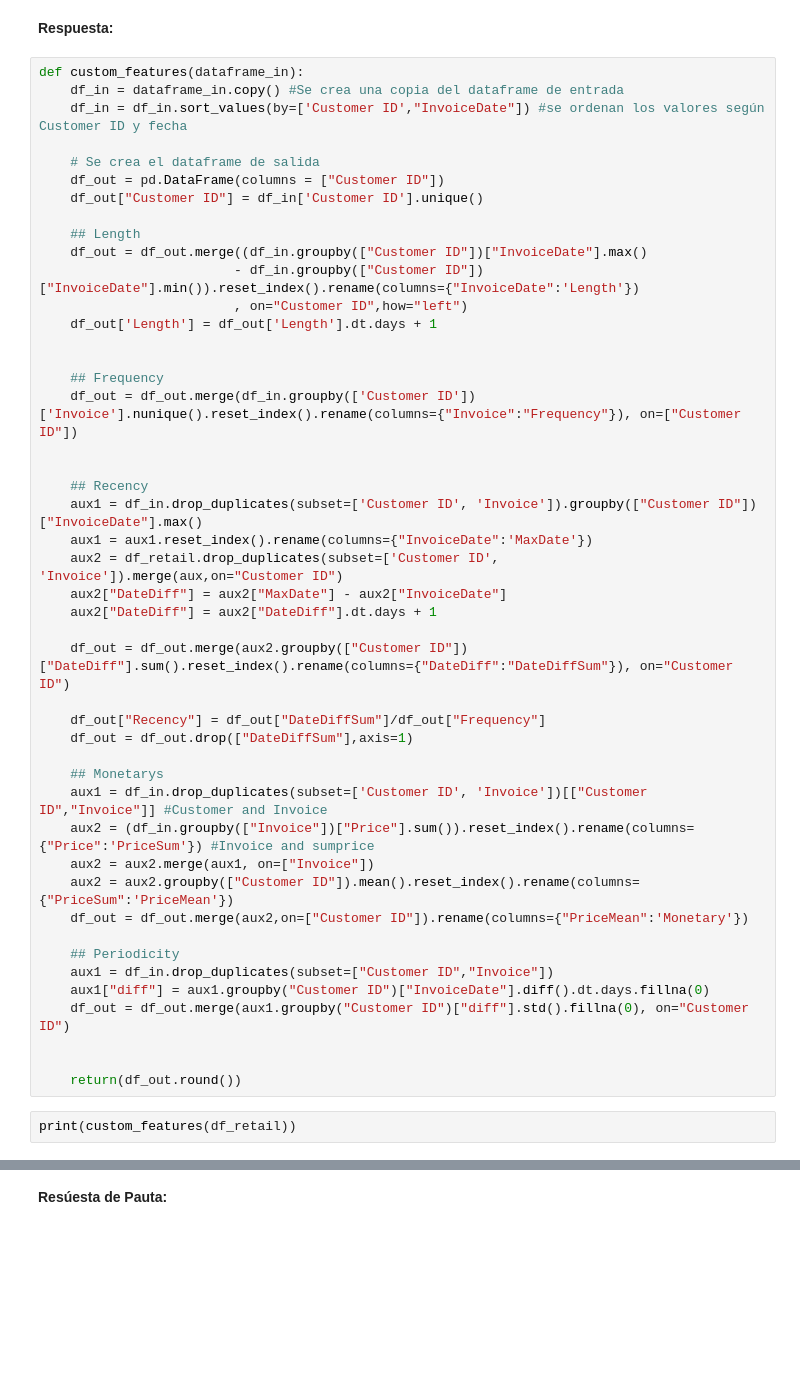
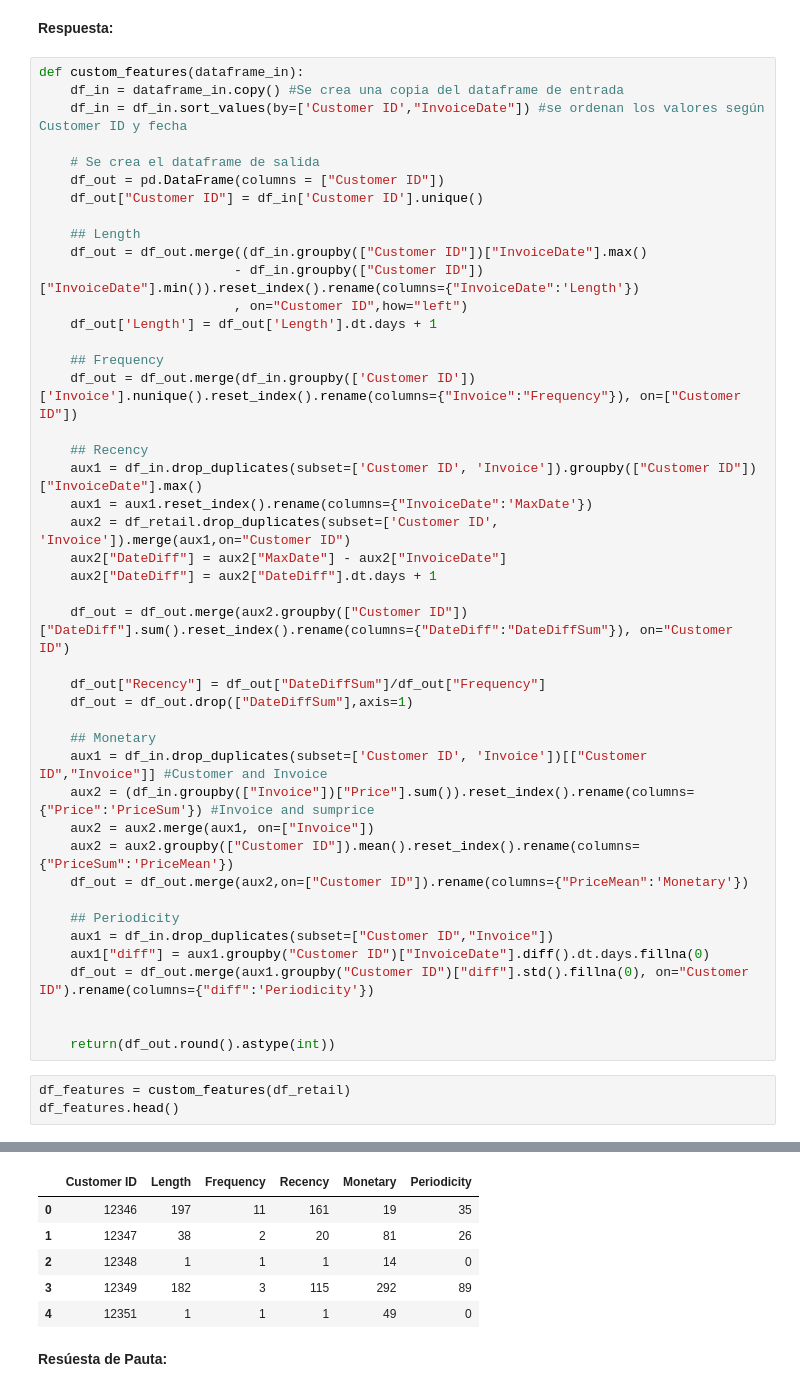
Before and after one commit to geriarri/Laboratorios, a Jupyter notebook: Lab6/Laboratorio6_Enunciado.ipynb, the cells around one changed output, grey strips where cells are left out. Cells and saved outputs as stored; diff of their text form; blank space fills up the shorter version.

```diff
--- a/Lab6/Laboratorio6_Enunciado.ipynb
+++ b/Lab6/Laboratorio6_Enunciado.ipynb
@@ -173,15 +173,13 @@ def custom_features(dataframe_in):
                          , on="Customer ID",how="left")
     df_out['Length'] = df_out['Length'].dt.days + 1
 
-
     ## Frequency
     df_out = df_out.merge(df_in.groupby(['Customer ID'])['Invoice'].nunique().reset_index().rename(columns={"Invoice":"Frequency"}), on=["Customer ID"])
-
 
     ## Recency
     aux1 = df_in.drop_duplicates(subset=['Customer ID', 'Invoice']).groupby(["Customer ID"])["InvoiceDate"].max()
     aux1 = aux1.reset_index().rename(columns={"InvoiceDate":'MaxDate'})
-    aux2 = df_retail.drop_duplicates(subset=['Customer ID', 'Invoice']).merge(aux,on="Customer ID")
+    aux2 = df_retail.drop_duplicates(subset=['Customer ID', 'Invoice']).merge(aux1,on="Customer ID")
     aux2["DateDiff"] = aux2["MaxDate"] - aux2["InvoiceDate"]
     aux2["DateDiff"] = aux2["DateDiff"].dt.days + 1
 
@@ -190,7 +188,7 @@ def custom_features(dataframe_in):
     df_out["Recency"] = df_out["DateDiffSum"]/df_out["Frequency"]
     df_out = df_out.drop(["DateDiffSum"],axis=1)
 
-    ## Monetarys
+    ## Monetary
     aux1 = df_in.drop_duplicates(subset=['Customer ID', 'Invoice'])[["Customer ID","Invoice"]] #Customer and Invoice
     aux2 = (df_in.groupby(["Invoice"])["Price"].sum()).reset_index().rename(columns={"Price":'PriceSum'}) #Invoice and sumprice
     aux2 = aux2.merge(aux1, on=["Invoice"])
@@ -200,10 +198,11 @@ def custom_features(dataframe_in):
     ## Periodicity
     aux1 = df_in.drop_duplicates(subset=["Customer ID","Invoice"])
     aux1["diff"] = aux1.groupby("Customer ID")["InvoiceDate"].diff().dt.days.fillna(0)
-    df_out = df_out.merge(aux1.groupby("Customer ID")["diff"].std().fillna(0), on="Customer ID")
+    df_out = df_out.merge(aux1.groupby("Customer ID")["diff"].std().fillna(0), on="Customer ID").rename(columns={"diff":'Periodicity'})
 
 
-    return(df_out.round())
+    return(df_out.round().astype(int))
 # %%
-print(custom_features(df_retail))
+df_features = custom_features(df_retail)
+df_features.head()
 # %% [output]
@@ -228,3 +214,9 @@ See the caveats in the documentation: https://pandas.pydata.org/pandas-docs/stab
+|  | Customer ID | Length | Frequency | Recency | Monetary | Periodicity |
+| 0 | 12346 | 197 | 11 | 161 | 19 | 35 |
+| 1 | 12347 | 38 | 2 | 20 | 81 | 26 |
+| 2 | 12348 | 1 | 1 | 1 | 14 | 0 |
+| 3 | 12349 | 182 | 3 | 115 | 292 | 89 |
+| 4 | 12351 | 1 | 1 | 1 | 49 | 0 |
 # %% [markdown]
 **Resúesta de Pauta:**
 # %% [markdown]
```
Also changed, not shown: parts of 7 cells of this notebook.
